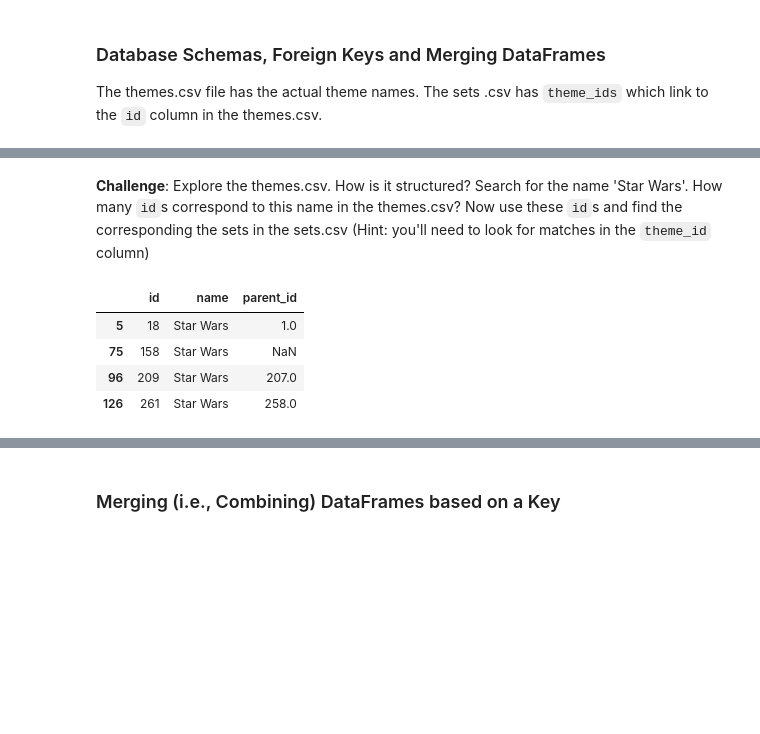
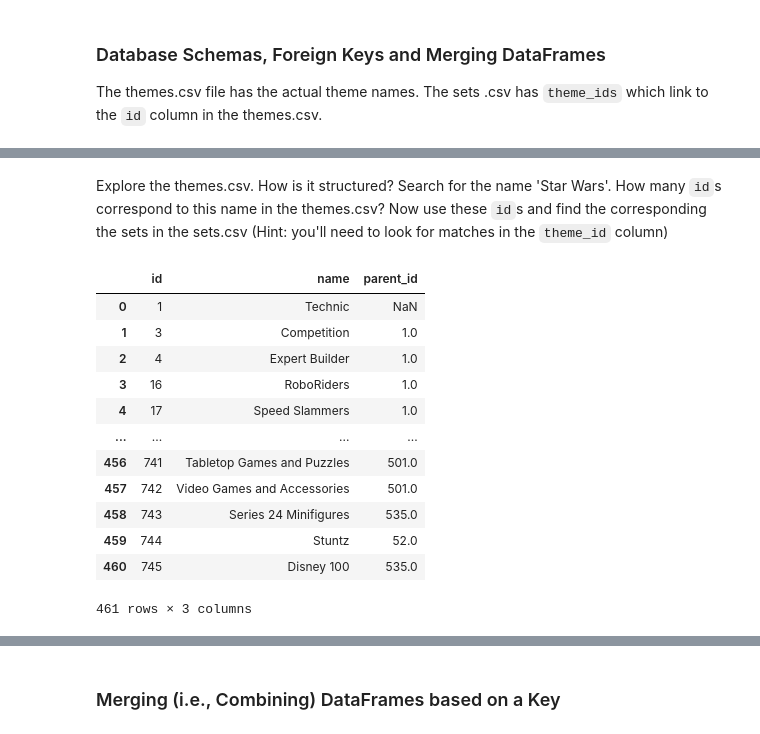
Before and after one commit to ma1526763/LEGOS_DATA_ANALYSIS, a Jupyter notebook: Lego_Analysis_for_Course.ipynb, the cells around one changed output, grey strips where cells are left out. Saved outputs shown, nothing was run; the diff lists cells and outputs as text; code cells hidden in the pictures; blank space fills up the shorter version.

```diff
--- a/Lego_Analysis_for_Course.ipynb
+++ b/Lego_Analysis_for_Course.ipynb
@@ -217,11 +426,19 @@ The themes.csv file has the actual theme names. The sets .csv has <code>theme_id
 # %% [markdown]
-**Challenge**: Explore the themes.csv. How is it structured? Search for the name 'Star Wars'. How many <code>id</code>s correspond to this name in the themes.csv? Now use these <code>id</code>s and find the corresponding the sets in the sets.csv (Hint: you'll need to look for matches in the <code>theme_id</code> column)
+Explore the themes.csv. How is it structured? Search for the name 'Star Wars'. How many <code>id</code>s correspond to this name in the themes.csv? Now use these <code>id</code>s and find the corresponding the sets in the sets.csv (Hint: you'll need to look for matches in the <code>theme_id</code> column)
 # %%
-themes_df = pandas.read_csv('data/themes.csv')
-themes_df[themes_df['name'] == "Star Wars"]
+themes_df = pandas.read_csv("data/themes.csv")
+themes_df
 # %% [output]
 |  | id | name | parent_id |
-| 5 | 18 | Star Wars | 1.0 |
-| 75 | 158 | Star Wars | NaN |
-| 96 | 209 | Star Wars | 207.0 |
-| 126 | 261 | Star Wars | 258.0 |
+| 0 | 1 | Technic | NaN |
+| 1 | 3 | Competition | 1.0 |
+| 2 | 4 | Expert Builder | 1.0 |
+| 3 | 16 | RoboRiders | 1.0 |
+| 4 | 17 | Speed Slammers | 1.0 |
+| ... | ... | ... | ... |
+| 456 | 741 | Tabletop Games and Puzzles | 501.0 |
+| 457 | 742 | Video Games and Accessories | 501.0 |
+| 458 | 743 | Series 24 Minifigures | 535.0 |
+| 459 | 744 | Stuntz | 52.0 |
+| 460 | 745 | Disney 100 | 535.0 |
+461 rows × 3 columns
```
Also changed, not shown: parts of 80 cells of this notebook.
